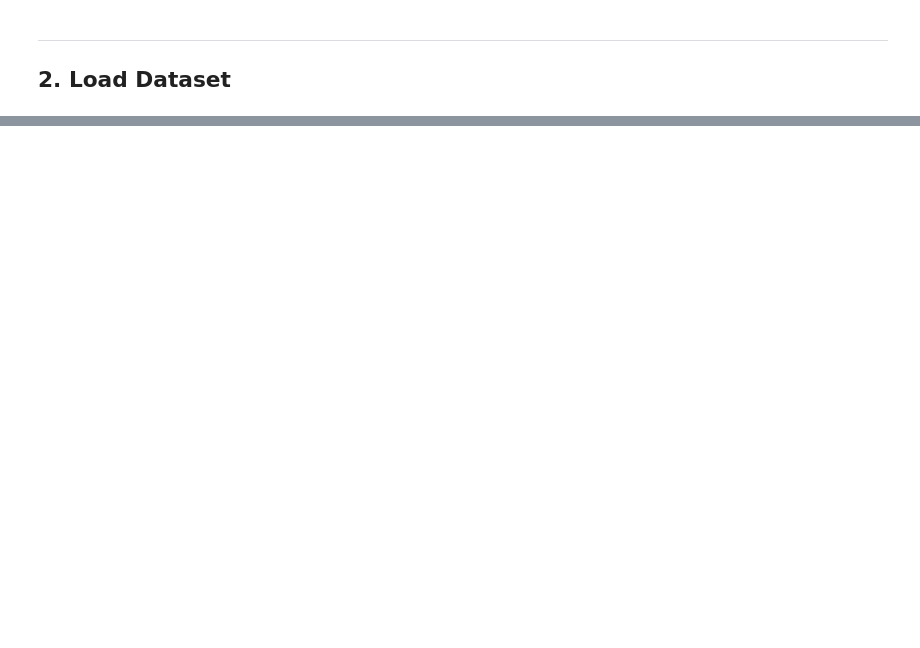
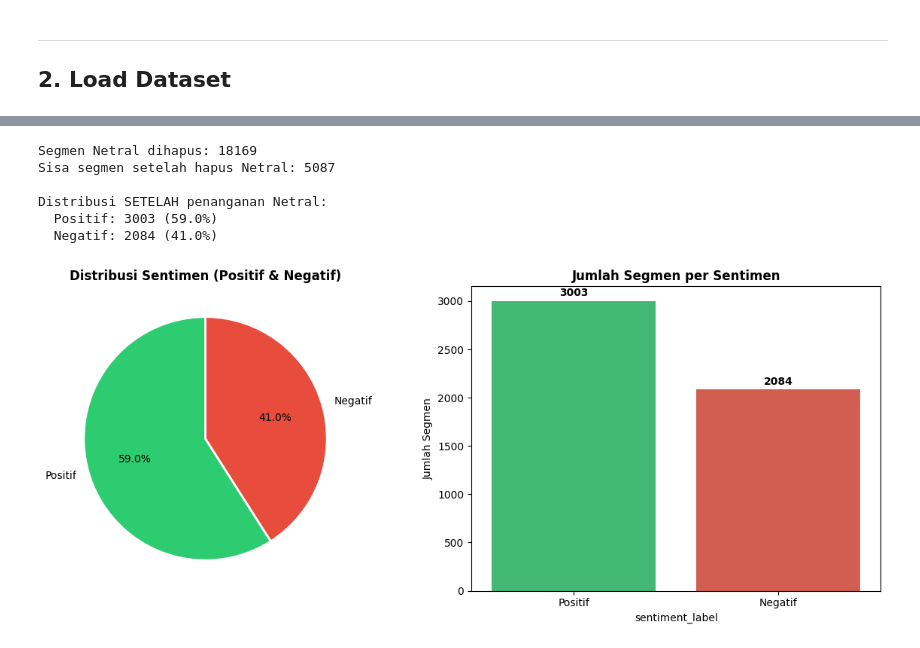
Before and after one commit to rifqieali/analisis_sentimen_MBG, a Jupyter notebook: ABSA_MBG_Colab.ipynb, the cells around one changed output, grey strips where cells are left out. Drawn from its saved outputs; the diff is of its cells as text; code cells hidden in the pictures; blank space fills up the shorter version.

```diff
--- a/ABSA_MBG_Colab.ipynb
+++ b/ABSA_MBG_Colab.ipynb
@@ -616,0 +309,46 @@ print(f"Model terbaik berdasarkan F1-Score: {best}")
+# %%
+# ── Penanganan Netral: HAPUS (identik pilihan default Streamlit) ──
+df_neutral = df_exp[df_exp['sentiment_label'] == 'Netral'].copy()
+print(f'Segmen Netral dihapus: {len(df_neutral)}')
+
+df_exp = df_exp[df_exp['sentiment_label'] != 'Netral'].reset_index(drop=True)
+print(f'Sisa segmen setelah hapus Netral: {len(df_exp)}')
+
+dist = df_exp['sentiment_label'].value_counts()
+pct  = df_exp['sentiment_label'].value_counts(normalize=True).mul(100).round(1)
+print('\nDistribusi SETELAH penanganan Netral:')
+for lbl in dist.index:
+    print(f'  {lbl}: {dist[lbl]} ({pct[lbl]}%)')
+# %% [output]
+Segmen Netral dihapus: 18169
+Sisa segmen setelah hapus Netral: 5087
+
+Distribusi SETELAH penanganan Netral:
+  Positif: 3003 (59.0%)
+  Negatif: 2084 (41.0%)
+# %%
+# ── Visualisasi distribusi sentimen (tanpa Netral) ──
+fig, axes = plt.subplots(1, 2, figsize=(12, 5))
+
+colors = {'Positif': '#2ecc71', 'Negatif': '#e74c3c'}
+vals   = df_exp['sentiment_label'].value_counts()
+cols   = [colors[l] for l in vals.index]
+
+# Pie chart
+axes[0].pie(vals.values, labels=vals.index, autopct='%1.1f%%',
+            colors=cols, startangle=90,
+            wedgeprops=dict(edgecolor='white', linewidth=2))
+axes[0].set_title('Distribusi Sentimen (Positif & Negatif)', fontweight='bold')
+
+# Bar chart
+sns.barplot(x=vals.index, y=vals.values, palette=cols, ax=axes[1], hue=vals.index, legend=False)
+axes[1].set_title('Jumlah Segmen per Sentimen', fontweight='bold')
+axes[1].set_ylabel('Jumlah Segmen')
+for i, v in enumerate(vals.values):
+    axes[1].text(i, v + 50, str(v), ha='center', fontweight='bold')
+
+plt.tight_layout()
+plt.savefig('distribusi_sentimen.png', dpi=150, bbox_inches='tight')
+plt.show()
+# %% [output]
+[figure, added]
```
Also changed, not shown: parts of 55 cells of this notebook.
